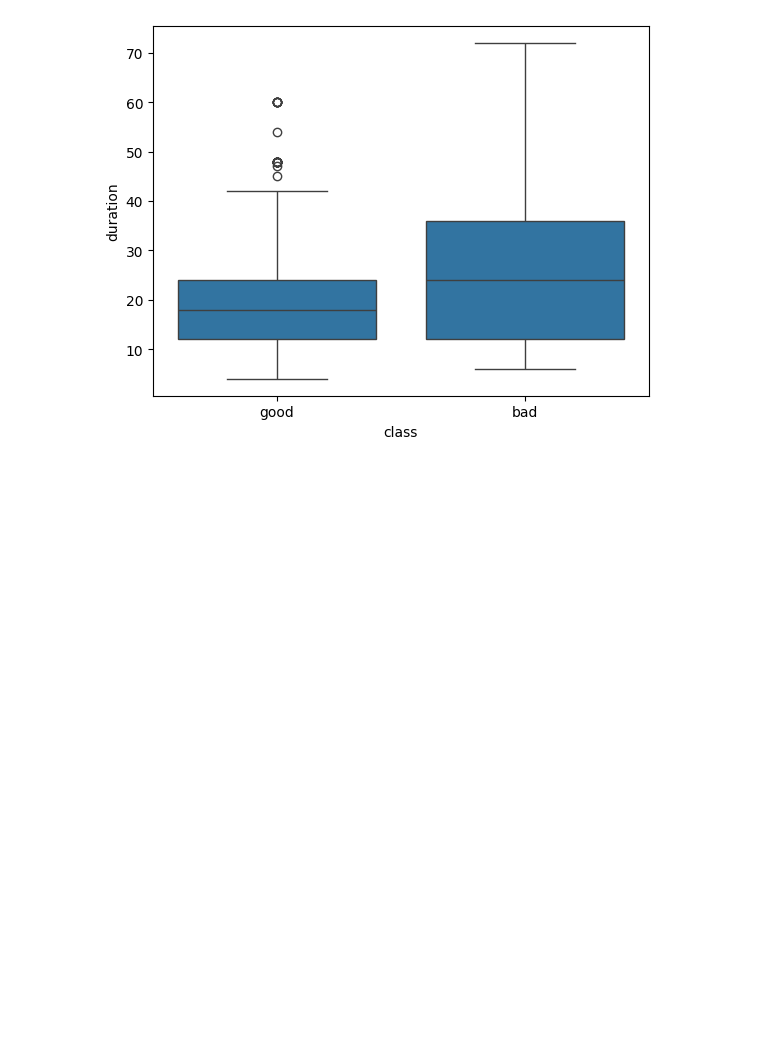
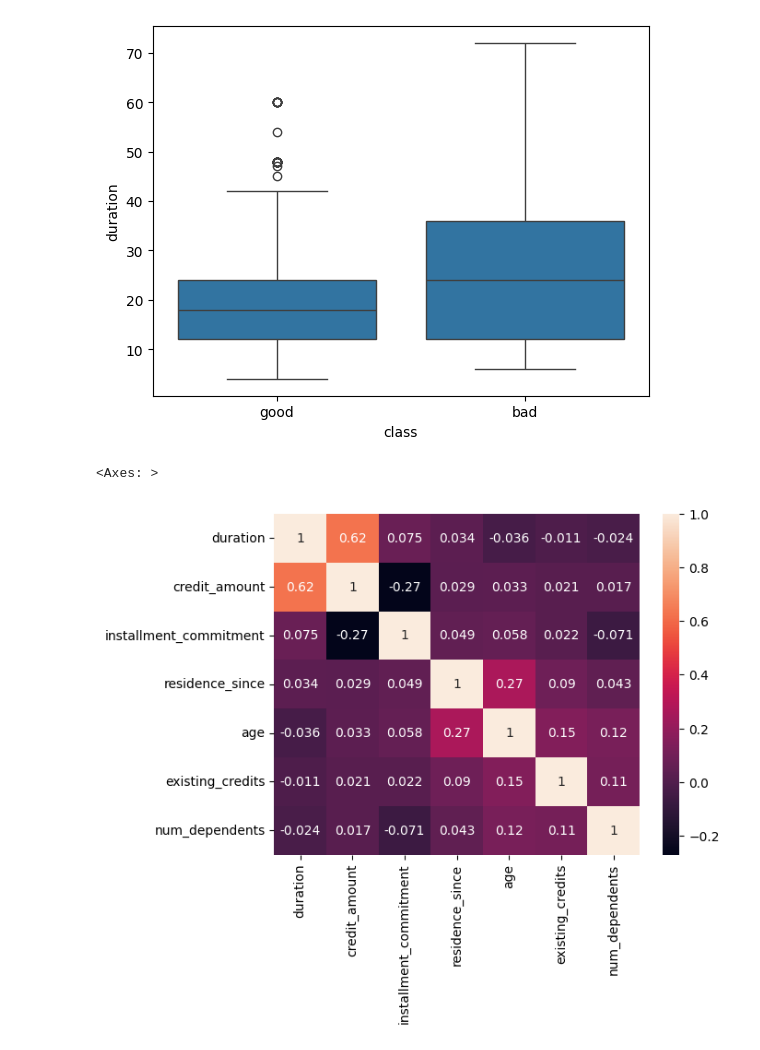
Before and after one commit to rriizz2k/credit-risk-scoring, a Jupyter notebook: notebooks/eda.ipynb, the cells around one changed output. Saved outputs shown, nothing was run; the diff lists cells and outputs as text; code cells hidden in the pictures; blank space fills up the shorter version.

```diff
--- a/notebooks/eda.ipynb
+++ b/notebooks/eda.ipynb
@@ -90,3 +90,9 @@ sns.boxplot(x=df['class'], y=df['duration'], data=df)
 # %% [output]
 <Axes: xlabel='class', ylabel='duration'>
 [figure]
+# %%
+corr = df[num_cols].corr()
+sns.heatmap(corr, annot=True)
+# %% [output]
+<Axes: >
+[figure, added]
```
Also changed, not shown: parts of 2 cells of this notebook, 1 other file.
